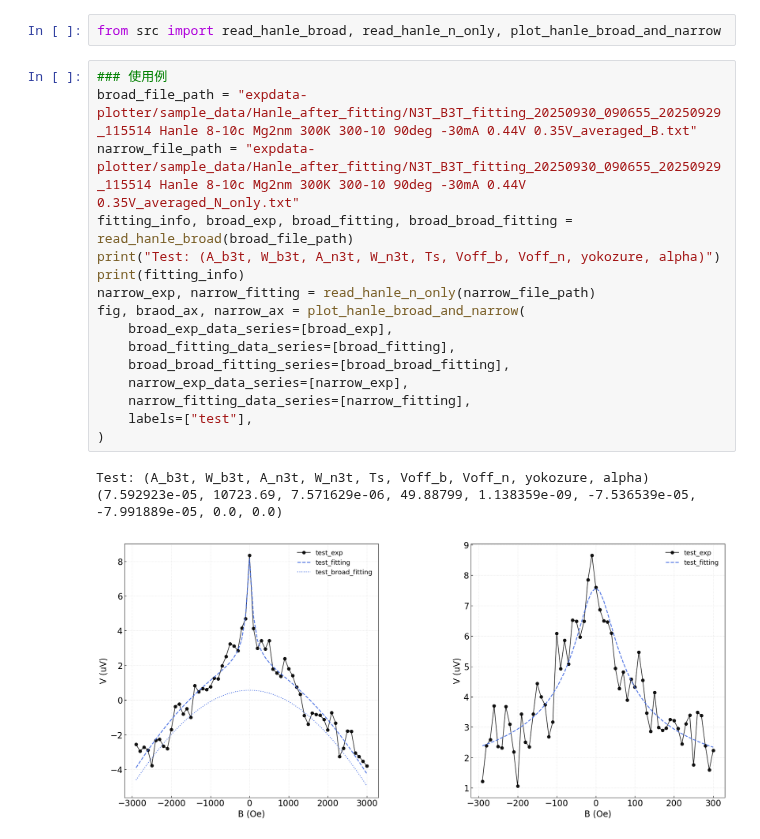
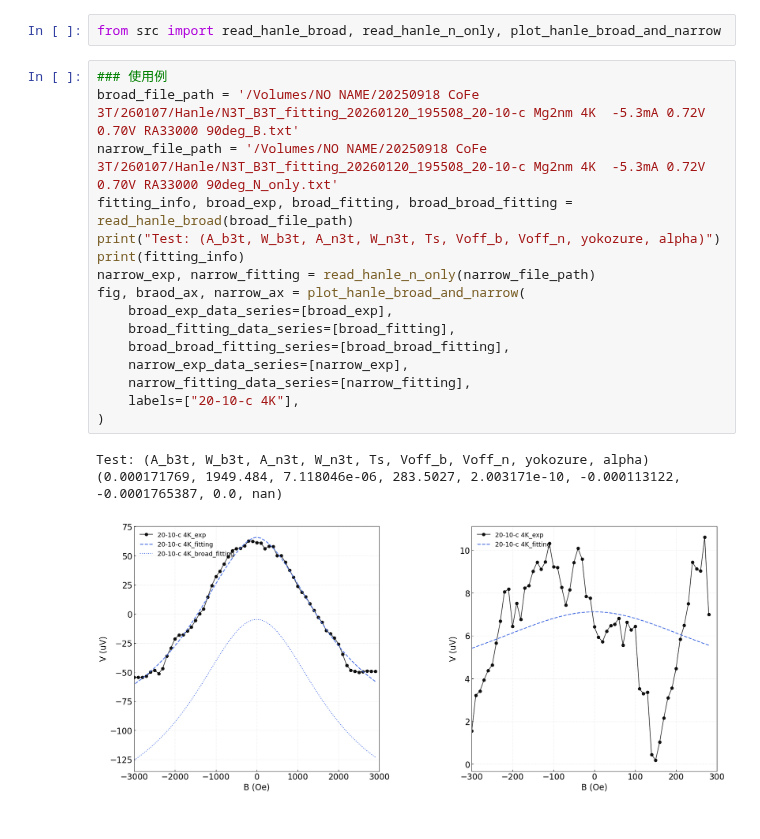
Before and after one commit to shimizuryos/expdata-plotter, a Jupyter notebook: plot_exp_data.ipynb, the cells around one changed output. Saved outputs shown, nothing was run; the diff lists cells and outputs as text.

```diff
--- a/plot_exp_data.ipynb
+++ b/plot_exp_data.ipynb
@@ -521,21 +521,21 @@ fig, ax = plot_hanle_by_index(
 from src import read_hanle_broad, read_hanle_n_only, plot_hanle_broad_and_narrow
 # %%
 ### 使用例
-broad_file_path = "expdata-plotter/sample_data/Hanle_after_fitting/N3T_B3T_fitting_20250930_090655_20250929_115514 Hanle 8-10c Mg2nm 300K 300-10 90deg -30mA 0.44V 0.35V_averaged_B.txt"
-narrow_file_path = "expdata-plotter/sample_data/Hanle_after_fitting/N3T_B3T_fitting_20250930_090655_20250929_115514 Hanle 8-10c Mg2nm 300K 300-10 90deg -30mA 0.44V 0.35V_averaged_N_only.txt"
+broad_file_path = '/Volumes/NO NAME/20250918 CoFe 3T/260107/Hanle/N3T_B3T_fitting_20260120_195508_20-10-c Mg2nm 4K  -5.3mA 0.72V 0.70V RA33000 90deg_B.txt'
+narrow_file_path = '/Volumes/NO NAME/20250918 CoFe 3T/260107/Hanle/N3T_B3T_fitting_20260120_195508_20-10-c Mg2nm 4K  -5.3mA 0.72V 0.70V RA33000 90deg_N_only.txt'
 fitting_info, broad_exp, broad_fitting, broad_broad_fitting = read_hanle_broad(broad_file_path)
 print("Test: (A_b3t, W_b3t, A_n3t, W_n3t, Ts, Voff_b, Voff_n, yokozure, alpha)")
 print(fitting_info)
 narrow_exp, narrow_fitting = read_hanle_n_only(narrow_file_path)
 fig, braod_ax, narrow_ax = plot_hanle_broad_and_narrow(
     broad_exp_data_series=[broad_exp],
     broad_fitting_data_series=[broad_fitting],
     broad_broad_fitting_series=[broad_broad_fitting],
     narrow_exp_data_series=[narrow_exp],
     narrow_fitting_data_series=[narrow_fitting],
-    labels=["test"],
+    labels=["20-10-c 4K"],
 )
 # %% [output]
 Test: (A_b3t, W_b3t, A_n3t, W_n3t, Ts, Voff_b, Voff_n, yokozure, alpha)
-(7.592923e-05, 10723.69, 7.571629e-06, 49.88799, 1.138359e-09, -7.536539e-05, -7.991889e-05, 0.0, 0.0)
+(0.000171769, 1949.484, 7.118046e-06, 283.5027, 2.003171e-10, -0.000113122, -0.0001765387, 0.0, nan)
-[figure, old version]
+[figure, new version]
```
Also changed, not shown: parts of 2 cells of this notebook, 6 other files.
